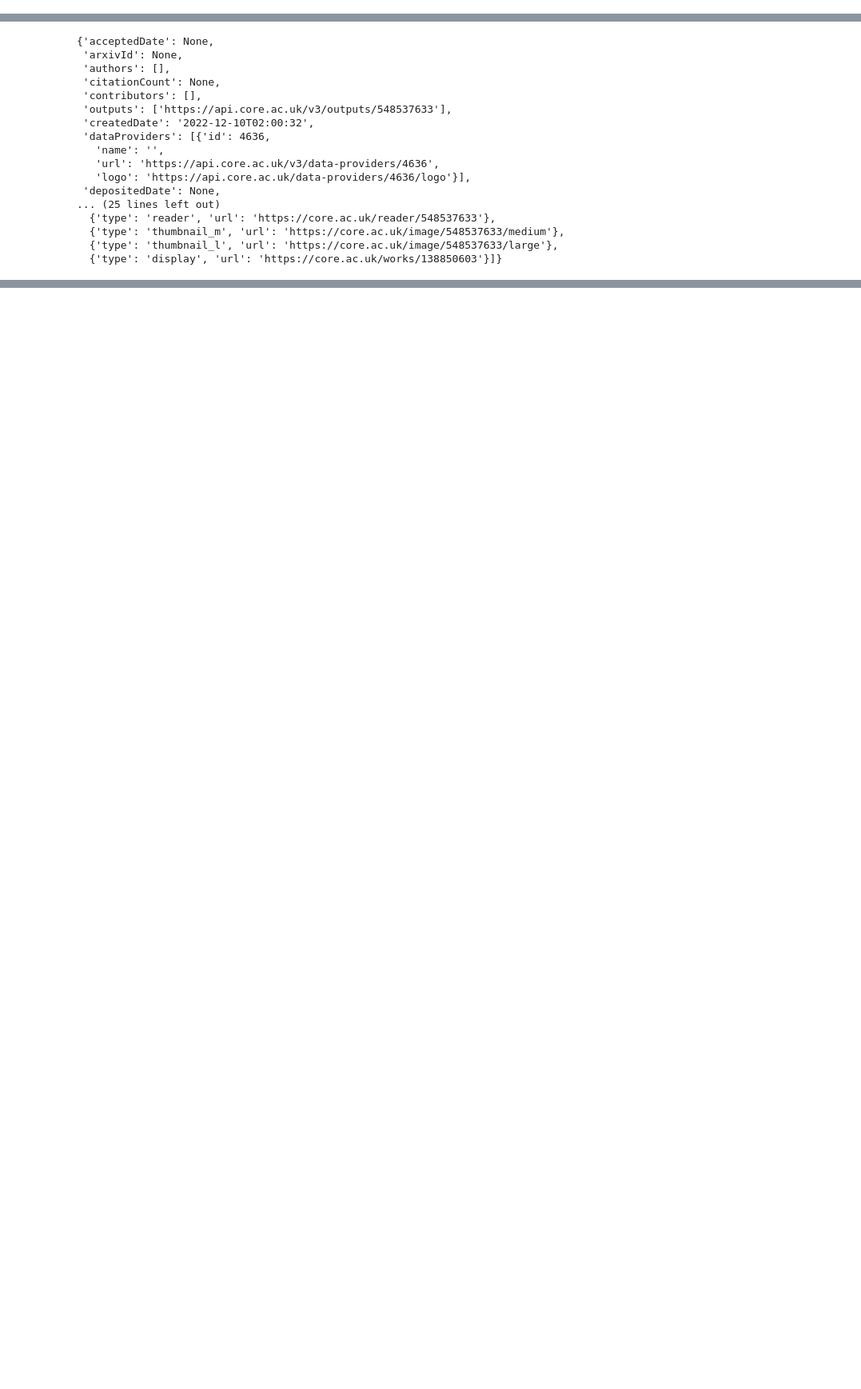
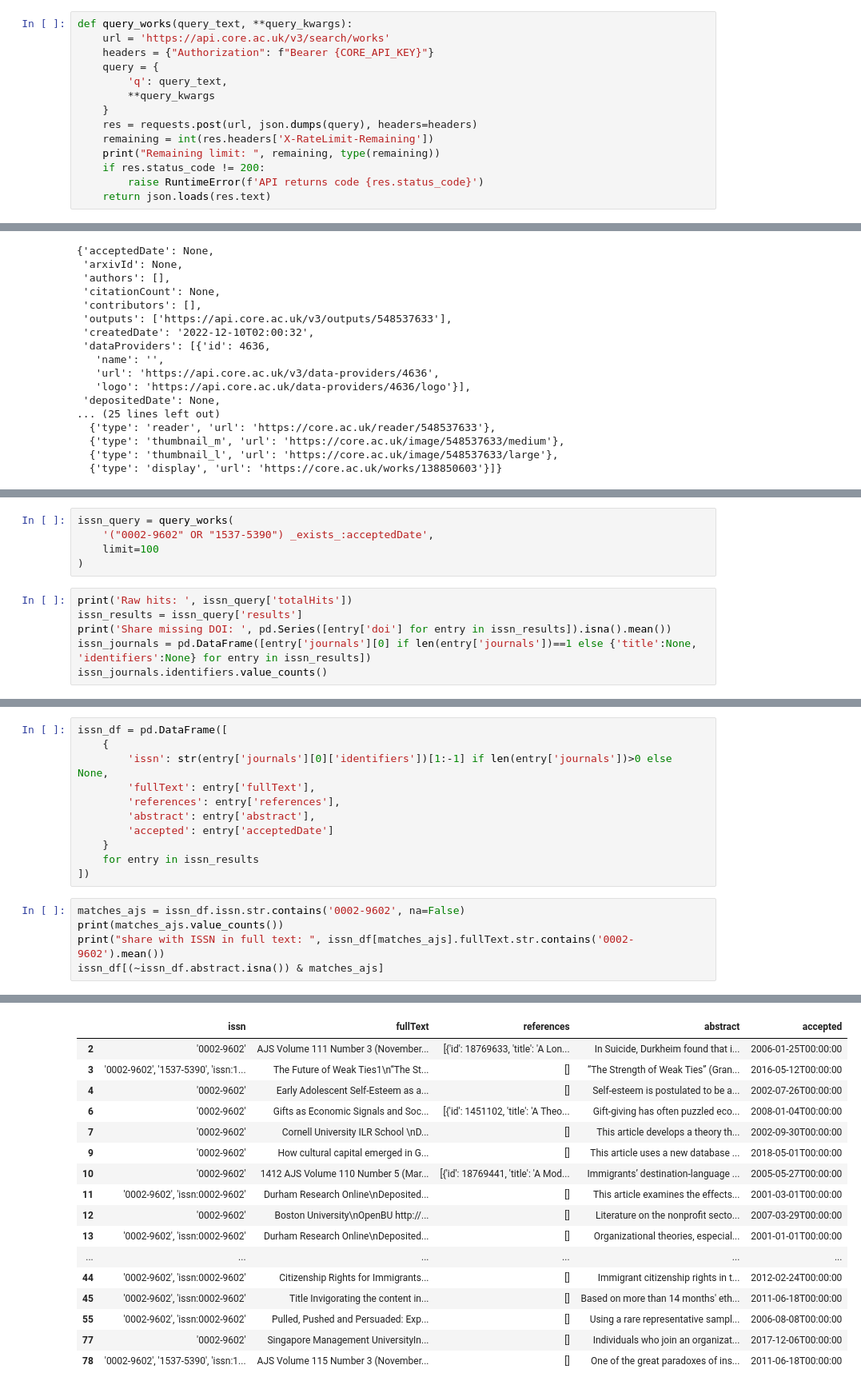
Before and after one commit to msc2106/QualAbstracts, a Jupyter notebook: notebooks/core_api.ipynb, the cells around one changed output, grey strips where cells are left out. Shown at 80% size. Saved outputs shown, nothing was run; the diff lists cells and outputs as text; blank space fills up the shorter version.

```diff
--- a/notebooks/core_api.ipynb
+++ b/notebooks/core_api.ipynb
@@ -19,4 +20,18 @@ CORE_API_KEY = getenv('CORE_API_KEY')
 Loaded environment variables
 # %% [markdown]
 [API reference](https://api.core.ac.uk/docs/v3)
+# %%
+def query_works(query_text, **query_kwargs):
+    url = 'https://api.core.ac.uk/v3/search/works'
+    headers = {"Authorization": f"Bearer {CORE_API_KEY}"}
+    query = {
+        'q': query_text,
+        **query_kwargs
+    }
+    res = requests.post(url, json.dumps(query), headers=headers)
+    remaining = int(res.headers['X-RateLimit-Remaining'])
+    print("Remaining limit: ", remaining, type(remaining))
+    if res.status_code != 200:
+        raise RuntimeError(f'API returns code {res.status_code}')
+    return json.loads(res.text)
 # %%
@@ -204,0 +357,11 @@ results[116]
+# %%
+issn_query = query_works(
+    '("0002-9602" OR "1537-5390") _exists_:acceptedDate',
+    limit=100
+)
+# %%
+print('Raw hits: ', issn_query['totalHits'])
+issn_results = issn_query['results']
+print('Share missing DOI: ', pd.Series([entry['doi'] for entry in issn_results]).isna().mean())
+issn_journals = pd.DataFrame([entry['journals'][0] if len(entry['journals'])==1 else {'title':None, 'identifiers':None} for entry in issn_results])
+issn_journals.identifiers.value_counts()
@@ -204,0 +406,17 @@ results[116]
+# %%
+issn_df = pd.DataFrame([
+    {
+        'issn': str(entry['journals'][0]['identifiers'])[1:-1] if len(entry['journals'])>0 else None,
+        'fullText': entry['fullText'],
+        'references': entry['references'],
+        'abstract': entry['abstract'],
+        'accepted': entry['acceptedDate']
+    }
+    for entry in issn_results
+])
+# %%
+matches_ajs = issn_df.issn.str.contains('0002-9602', na=False)
+print(matches_ajs.value_counts())
+print("share with ISSN in full text: ", issn_df[matches_ajs].fullText.str.contains('0002-9602').mean())
+issn_df[(~issn_df.abstract.isna()) & matches_ajs]
+# %% [output]
@@ -204,0 +428,17 @@ results[116]
+|  | issn | fullText | references | abstract | accepted |
+| 2 | '0002-9602' | AJS Volume 111 Number 3 (November... | [{'id': 18769633, 'title': 'A Lon... | In Suicide, Durkheim found that i... | 2006-01-25T00:00:00 |
+| 3 | '0002-9602', '1537-5390', 'issn:1... | The Future of Weak Ties1\n“The St... | [] | “The Strength of Weak Ties” (Gran... | 2016-05-12T00:00:00 |
+| 4 | '0002-9602' | Early Adolescent Self-Esteem as a... | [] | Self-esteem is postulated to be a... | 2002-07-26T00:00:00 |
+| 6 | '0002-9602' | Gifts as Economic Signals and Soc... | [{'id': 1451102, 'title': 'A Theo... | Gift-giving has often puzzled eco... | 2008-01-04T00:00:00 |
+| 7 | '0002-9602' | Cornell University ILR School \nD... | [] | This article develops a theory th... | 2002-09-30T00:00:00 |
+| 9 | '0002-9602' | How cultural capital emerged in G... | [] | This article uses a new database ... | 2018-05-01T00:00:00 |
+| 10 | '0002-9602' | 1412 AJS Volume 110 Number 5 (Mar... | [{'id': 18769441, 'title': 'A Mod... | Immigrants’ destination-language ... | 2005-05-27T00:00:00 |
+| 11 | '0002-9602', 'issn:0002-9602' | Durham Research Online\nDeposited... | [] | This article examines the effects... | 2001-03-01T00:00:00 |
+| 12 | '0002-9602' | Boston University\nOpenBU http://... | [] | Literature on the nonprofit secto... | 2007-03-29T00:00:00 |
+| 13 | '0002-9602', 'issn:0002-9602' | Durham Research Online\nDeposited... | [] | Organizational theories, especial... | 2001-01-01T00:00:00 |
+| ... | ... | ... | ... | ... | ... |
+| 44 | '0002-9602', 'issn:0002-9602' | Citizenship Rights for Immigrants... | [] | Immigrant citizenship rights in t... | 2012-02-24T00:00:00 |
+| 45 | '0002-9602', 'issn:0002-9602' | Title Invigorating the content in... | [] | Based on more than 14 months' eth... | 2011-06-18T00:00:00 |
+| 55 | '0002-9602', 'issn:0002-9602' | Pulled, Pushed and Persuaded: Exp... | [] | Using a rare representative sampl... | 2006-08-08T00:00:00 |
+| 77 | '0002-9602' | Singapore Management UniversityIn... | [] | Individuals who join an organizat... | 2017-12-06T00:00:00 |
+| 78 | '0002-9602', '1537-5390', 'issn:1... | AJS Volume 115 Number 3 (November... | [] | One of the great paradoxes of ins... | 2011-06-18T00:00:00 |
```
Also changed, not shown: parts of 26 cells of this notebook, 1 other file.
